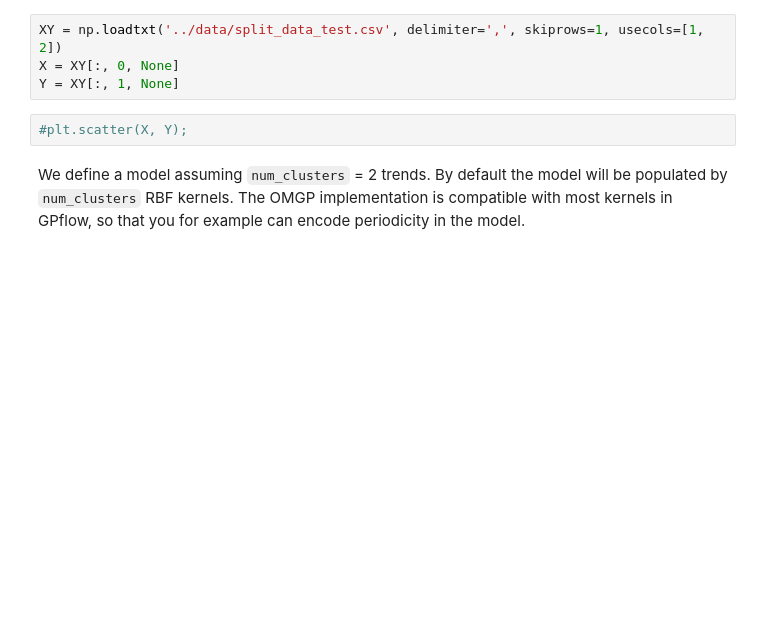
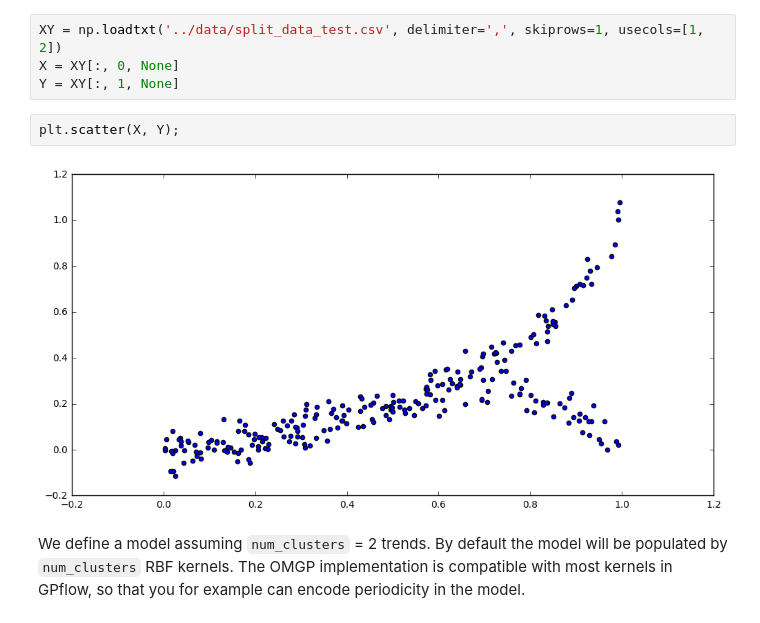
Before and after one commit to SheffieldML/GPclust, a Jupyter notebook: notebooks/OMGP_demo.ipynb, the cells around one changed output. Drawn from its saved outputs; the diff is of its cells as text; blank space fills up the shorter version.

```diff
--- a/notebooks/OMGP_demo.ipynb
+++ b/notebooks/OMGP_demo.ipynb
@@ -30,7 +30,9 @@ XY = np.loadtxt('../data/split_data_test.csv', delimiter=',', skiprows=1, usecol
 X = XY[:, 0, None]
 Y = XY[:, 1, None]
 # %%
-#plt.scatter(X, Y);
+plt.scatter(X, Y);
+# %% [output]
+[figure, added]
 # %% [markdown]
 We define a model assuming `num_clusters` = 2 trends. By default the model will be populated by `num_clusters` RBF kernels. The OMGP implementation is compatible with most kernels in GPflow, so that you for example can encode periodicity in the model.
 # %%
```
Also changed, not shown: parts of 16 cells of this notebook, 1 other file.
